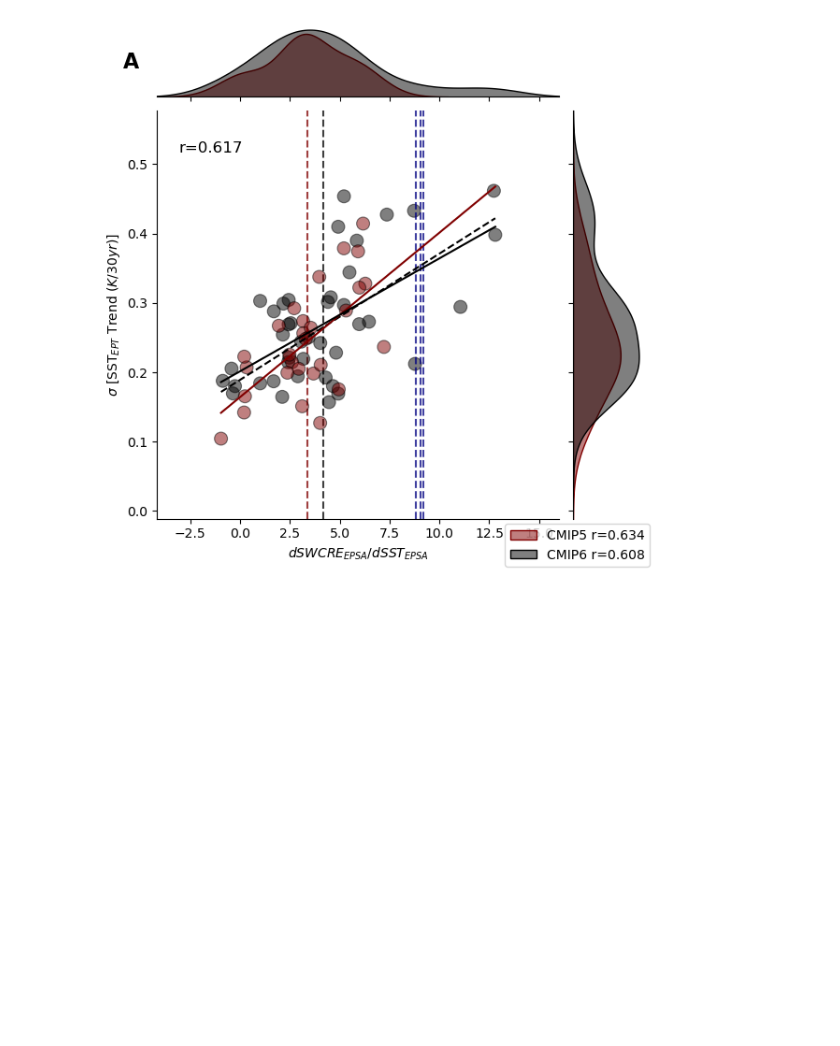
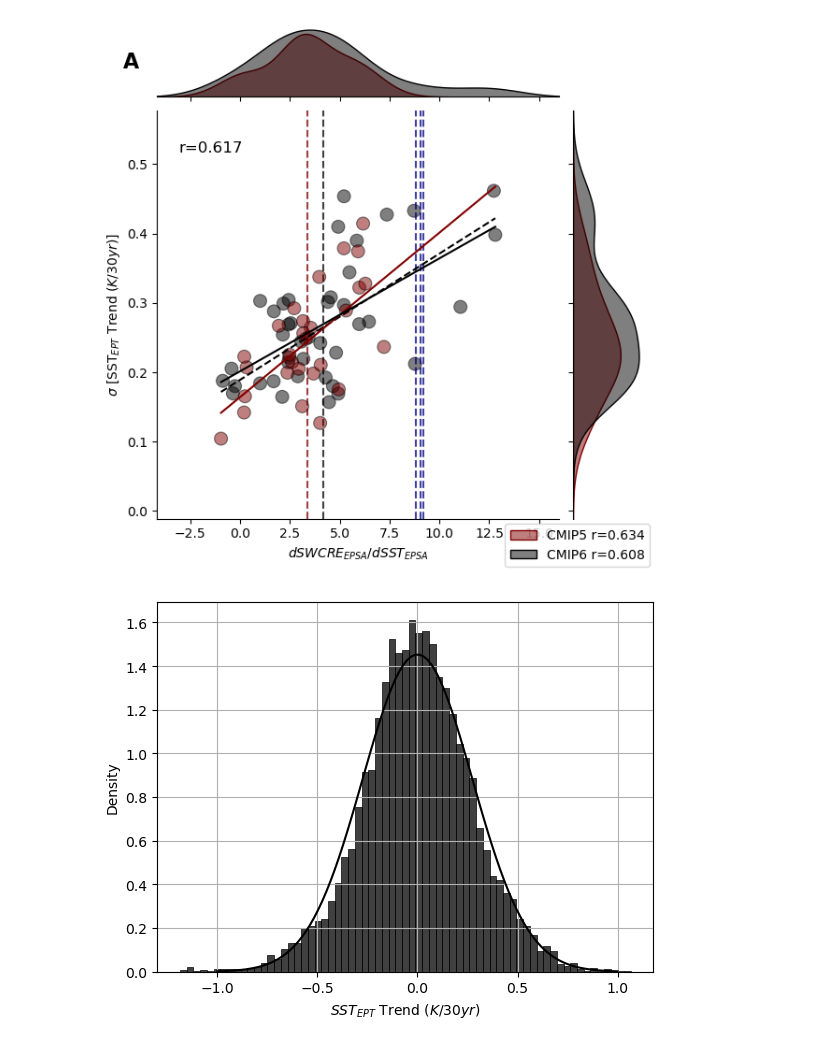
Before and after one commit to zacespinosa/tropical_pacific_clouds, a Jupyter notebook: bootstrap_variance.ipynb, the cells around one changed output. Cells and saved outputs as stored; diff of their text form; code cells hidden in the pictures; blank space fills up the shorter version.

```diff
--- a/bootstrap_variance.ipynb
+++ b/bootstrap_variance.ipynb
@@ -130,3 +138,16 @@ for iter in range(niters):
 p_obs = np.array(p_obs)*100
 p_model = np.array(p_model)*100
 p_diff = np.array(p_diff)*100
+# %%
+x = np.linspace(-1., 1., 100)
+reg = linregress(swcf.values, sst_ept.std("time").values)
+estimated_obs_variance = reg.slope*np.mean(obs_swcf) + reg.intercept
+obs_normal_dist = stats.norm(loc=mean, scale=estimated_obs_variance)
+# %%
+raw_normal_dist = stats.norm(loc=mean, scale=np.std(sst_ept.values.flatten()))
+sns.histplot(sst_ept.values.flatten(), stat="density")
+plt.plot(x, raw_normal_dist.pdf(x), label="obs")
+plt.xlabel(r"$SST_{EPT}$ Trend ($K/30yr$)")
+plt.grid()
+# %% [output]
+[figure, added]
```
Also changed, not shown: parts of 6 cells of this notebook, 2 other files.
